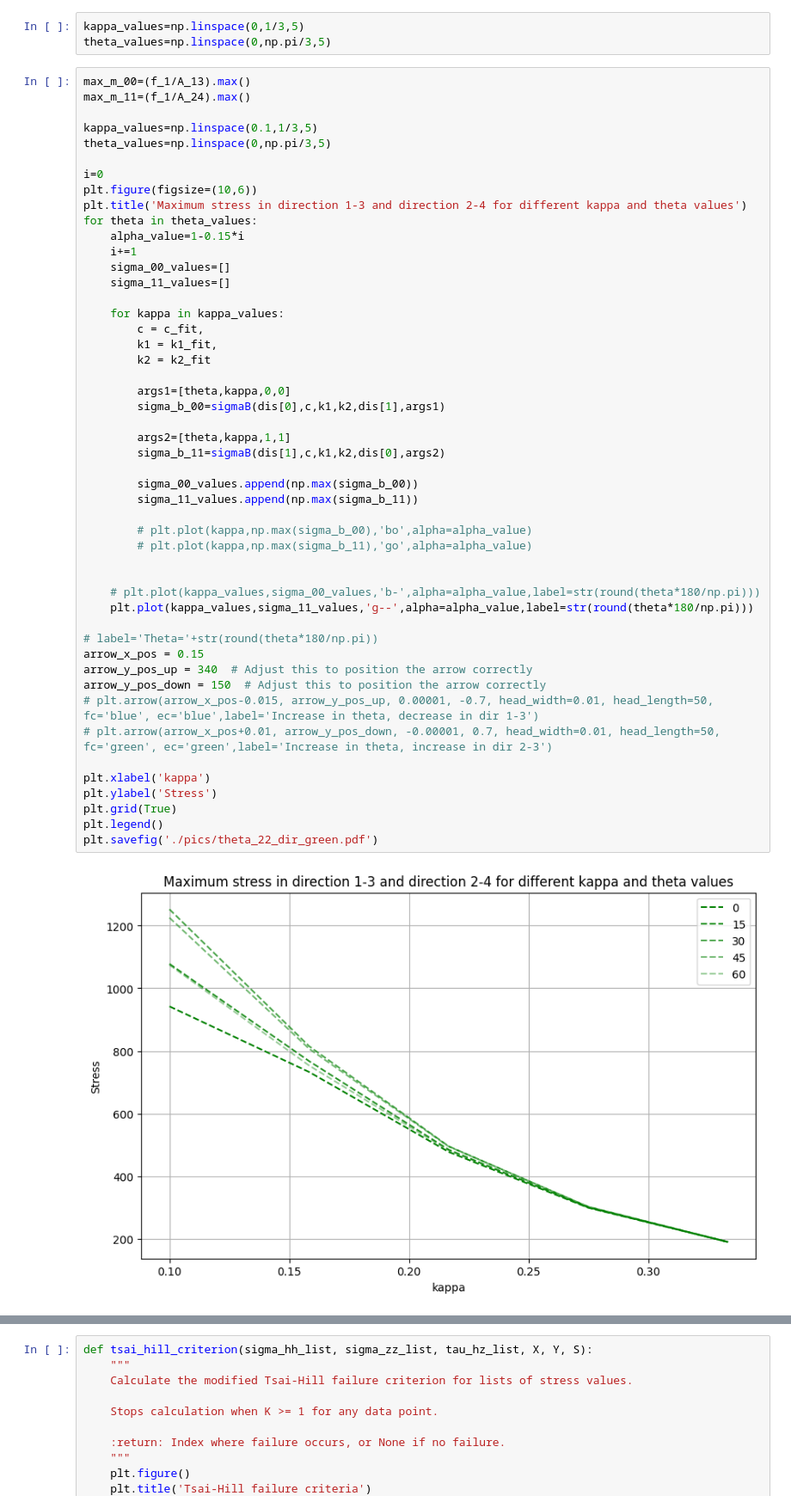
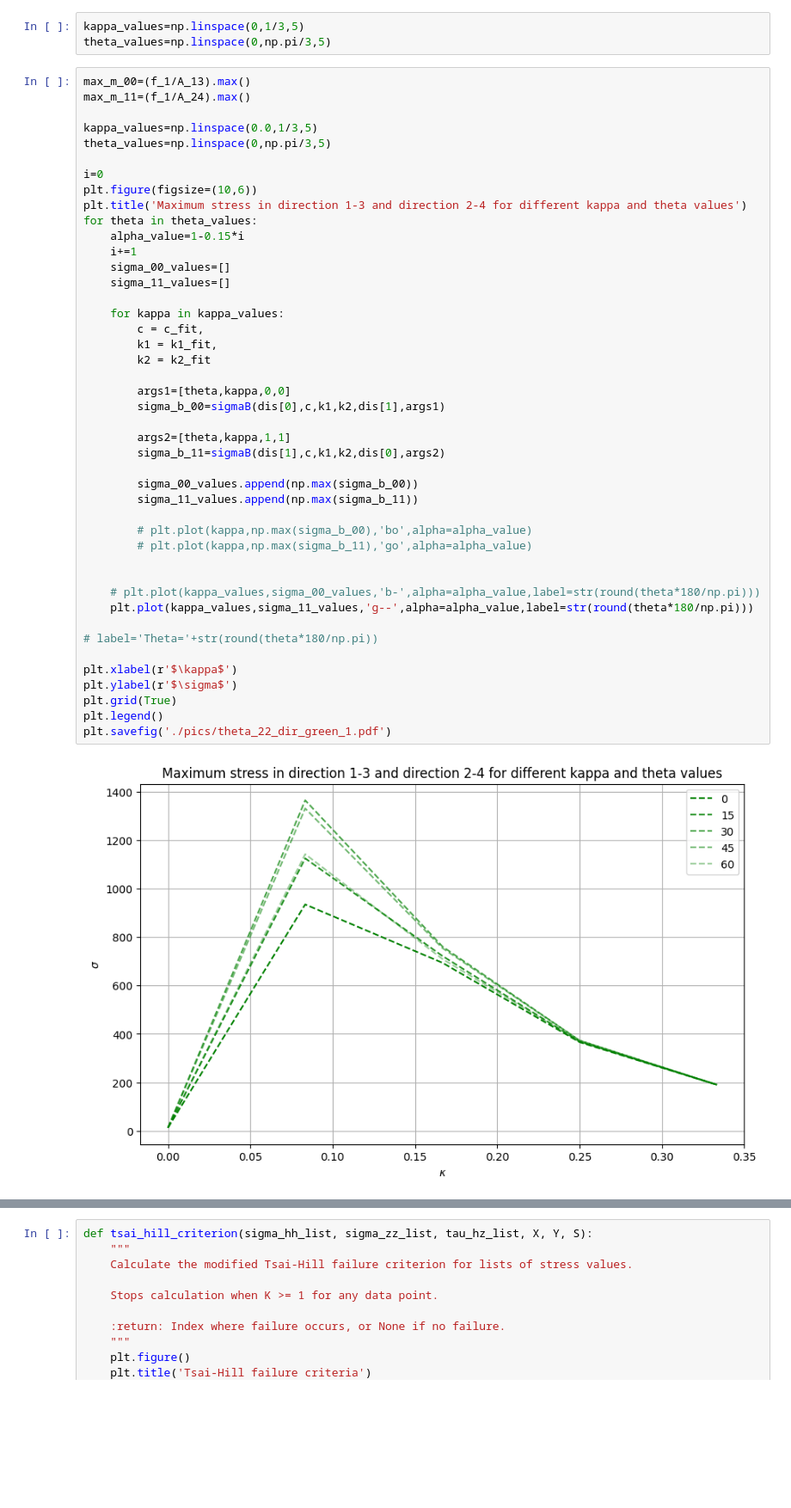
Before and after one commit to eBOlsson/TKT4550, a Jupyter notebook: kappa.ipynb, the cells around one changed output, grey strips where cells are left out. Shown at 86% size. Drawn from its saved outputs; the diff is of its cells as text; blank space fills up the shorter version.

```diff
--- a/kappa.ipynb
+++ b/kappa.ipynb
@@ -301,7 +301,7 @@ theta_values=np.linspace(0,np.pi/3,5)
 max_m_00=(f_1/A_13).max()
 max_m_11=(f_1/A_24).max()
 
-kappa_values=np.linspace(0.1,1/3,5)
+kappa_values=np.linspace(0.0,1/3,5)
 theta_values=np.linspace(0,np.pi/3,5)
 
 i=0
@@ -312,39 +312,34 @@ for theta in theta_values:
     i+=1
     sigma_00_values=[]
     sigma_11_values=[]
 
     for kappa in kappa_values:
         c = c_fit,
         k1 = k1_fit,
         k2 = k2_fit
 
         args1=[theta,kappa,0,0]
         sigma_b_00=sigmaB(dis[0],c,k1,k2,dis[1],args1)
 
         args2=[theta,kappa,1,1]
         sigma_b_11=sigmaB(dis[1],c,k1,k2,dis[0],args2)
 
         sigma_00_values.append(np.max(sigma_b_00))
         sigma_11_values.append(np.max(sigma_b_11))
 
         # plt.plot(kappa,np.max(sigma_b_00),'bo',alpha=alpha_value)
         # plt.plot(kappa,np.max(sigma_b_11),'go',alpha=alpha_value)
 
 
     # plt.plot(kappa_values,sigma_00_values,'b-',alpha=alpha_value,label=str(round(theta*180/np.pi)))
     plt.plot(kappa_values,sigma_11_values,'g--',alpha=alpha_value,label=str(round(theta*180/np.pi)))
 
 # label='Theta='+str(round(theta*180/np.pi))
-arrow_x_pos = 0.15
-arrow_y_pos_up = 340  # Adjust this to position the arrow correctly
-arrow_y_pos_down = 150  # Adjust this to position the arrow correctly
-# plt.arrow(arrow_x_pos-0.015, arrow_y_pos_up, 0.00001, -0.7, head_width=0.01, head_length=50, fc='blue', ec='blue',label='Increase in theta, decrease in dir 1-3')
-# plt.arrow(arrow_x_pos+0.01, arrow_y_pos_down, -0.00001, 0.7, head_width=0.01, head_length=50, fc='green', ec='green',label='Increase in theta, increase in dir 2-3')
 
-plt.xlabel('kappa')
-plt.ylabel('Stress')
+plt.xlabel(r'$\kappa$')
+plt.ylabel(r'$\sigma$')
 plt.grid(True)
 plt.legend()
-plt.savefig('./pics/theta_22_dir_green.pdf')
+plt.savefig('./pics/theta_22_dir_green_1.pdf')
 # %% [output]
-[figure, old version]
+[figure, new version]
```
Also changed, not shown: parts of 8 cells of this notebook, 16 other files.
